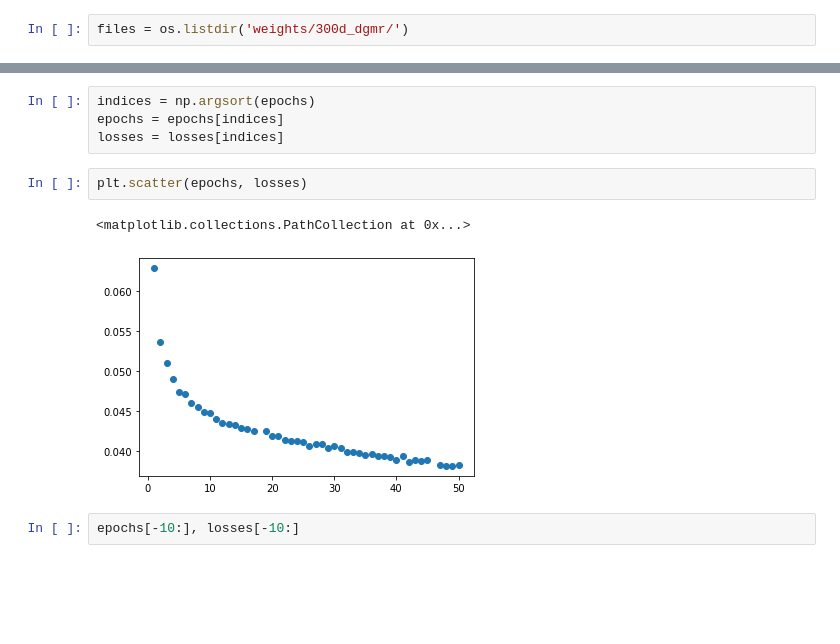
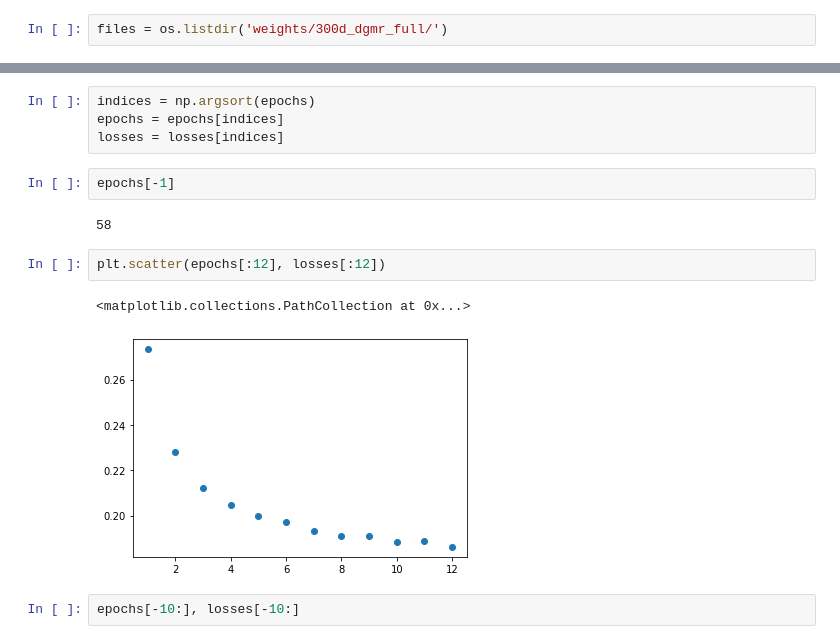
Before and after one commit to jmathur25/climatehack, a Jupyter notebook: plot_train_loss.ipynb, the cells around one changed output, grey strips where cells are left out. Cells and saved outputs as stored; diff of their text form; blank space fills up the shorter version.

```diff
--- a/plot_train_loss.ipynb
+++ b/plot_train_loss.ipynb
@@ -3,7 +3,7 @@ import matplotlib.pyplot as plt
 import numpy as np
 import os
 # %%
-files = os.listdir('weights/300d_dgmr/')
+files = os.listdir('weights/300d_dgmr_full/')
 # %%
 actual = [f for f in files if f.startswith('dgmr')]
 # %%
@@ -25,11 +25,15 @@ losses = np.array(losses)
 indices = np.argsort(epochs)
 epochs = epochs[indices]
 losses = losses[indices]
+# %%
+epochs[-1]
+# %% [output]
+58
 # %%
-plt.scatter(epochs, losses)
+plt.scatter(epochs[:12], losses[:12])
 # %% [output]
 <matplotlib.collections.PathCollection at 0x...>
-[figure, old version]
+[figure, new version]
 # %%
 epochs[-10:], losses[-10:]
 # %% [output]
```
Also changed, not shown: 36 other files.
